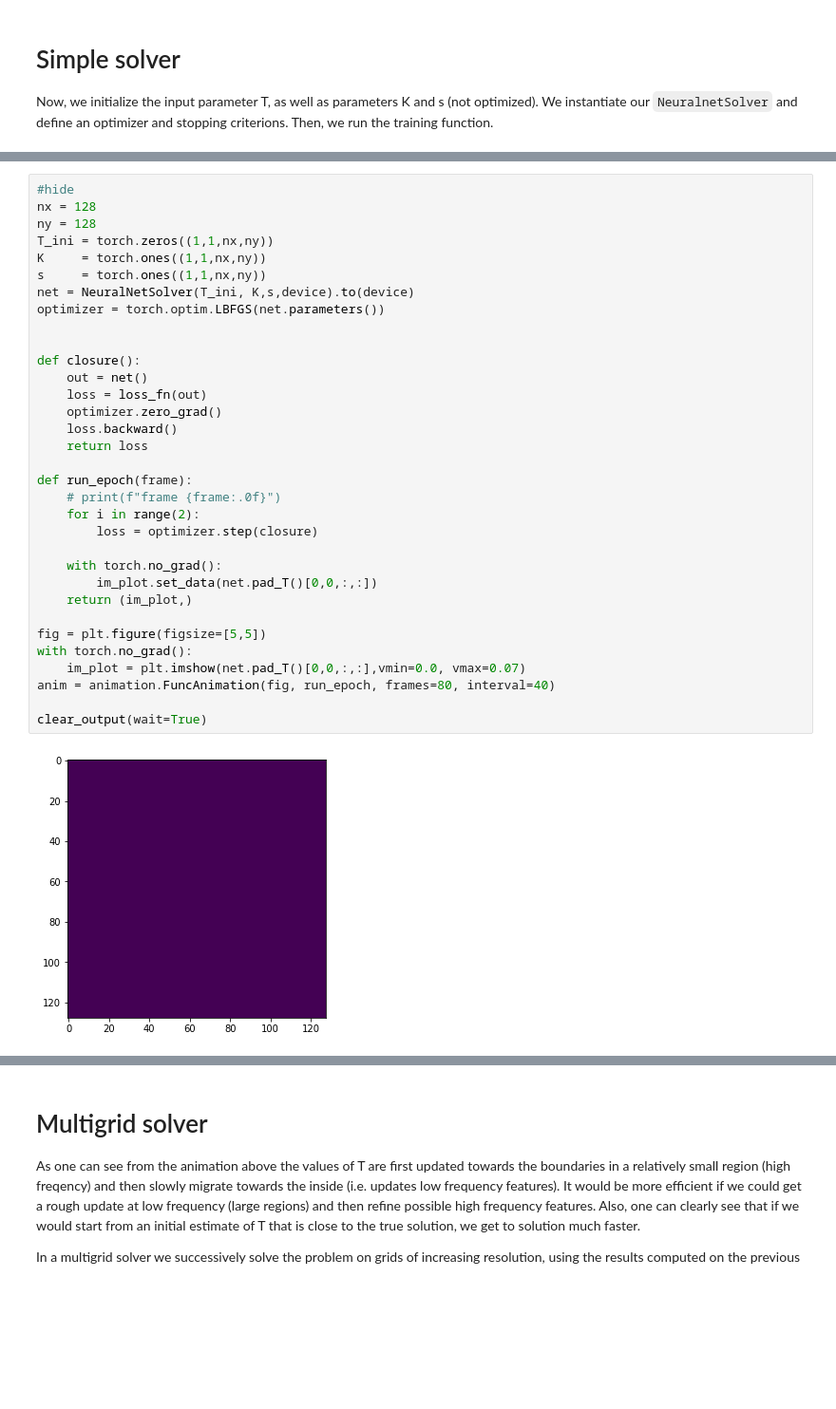
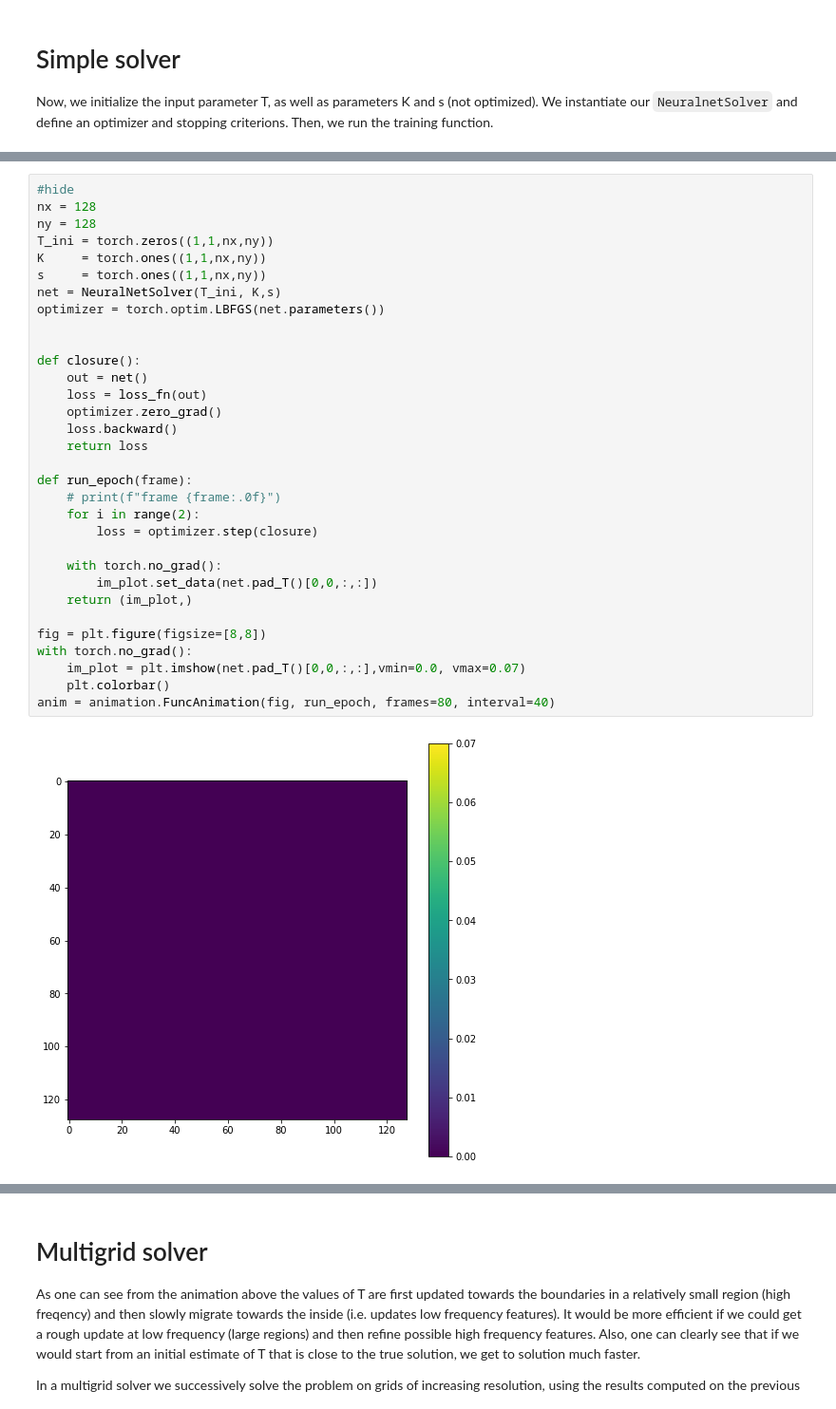
Before and after one commit to abauville/blog, a Jupyter notebook: _notebooks/2021-06-17-CNN-solver.ipynb, the cells around one changed output, grey strips where cells are left out. Shown at 95% size. Cells and saved outputs as stored; diff of their text form; blank space fills up the shorter version.

Commit message:
updated CNN solver and tried to adjust fontsize

```diff
--- a/_notebooks/2021-06-17-CNN-solver.ipynb
+++ b/_notebooks/2021-06-17-CNN-solver.ipynb
@@ -208,38 +206,37 @@ solve: 37.06
 # %%
 #hide
 nx = 128
 ny = 128
 T_ini = torch.zeros((1,1,nx,ny))
 K     = torch.ones((1,1,nx,ny))
 s     = torch.ones((1,1,nx,ny))
-net = NeuralNetSolver(T_ini, K,s,device).to(device)
+net = NeuralNetSolver(T_ini, K,s)
 optimizer = torch.optim.LBFGS(net.parameters())
 
 
 def closure():
     out = net()
     loss = loss_fn(out)
     optimizer.zero_grad()
     loss.backward()
     return loss
 
 def run_epoch(frame):
     # print(f"frame {frame:.0f}")
     for i in range(2):
         loss = optimizer.step(closure)
 
     with torch.no_grad():
         im_plot.set_data(net.pad_T()[0,0,:,:])
     return (im_plot,)
 
-fig = plt.figure(figsize=[5,5])
+fig = plt.figure(figsize=[8,8])
 with torch.no_grad():
     im_plot = plt.imshow(net.pad_T()[0,0,:,:],vmin=0.0, vmax=0.07)
+    plt.colorbar()
 anim = animation.FuncAnimation(fig, run_epoch, frames=80, interval=40)
-
-clear_output(wait=True)
 # %% [output]
-[figure, old version]
+[figure, new version]
 # %%
 #hide_input
 HTML(anim.to_html5_video())
```
Also changed, not shown: parts of 2 cells of this notebook, 2 other files.
